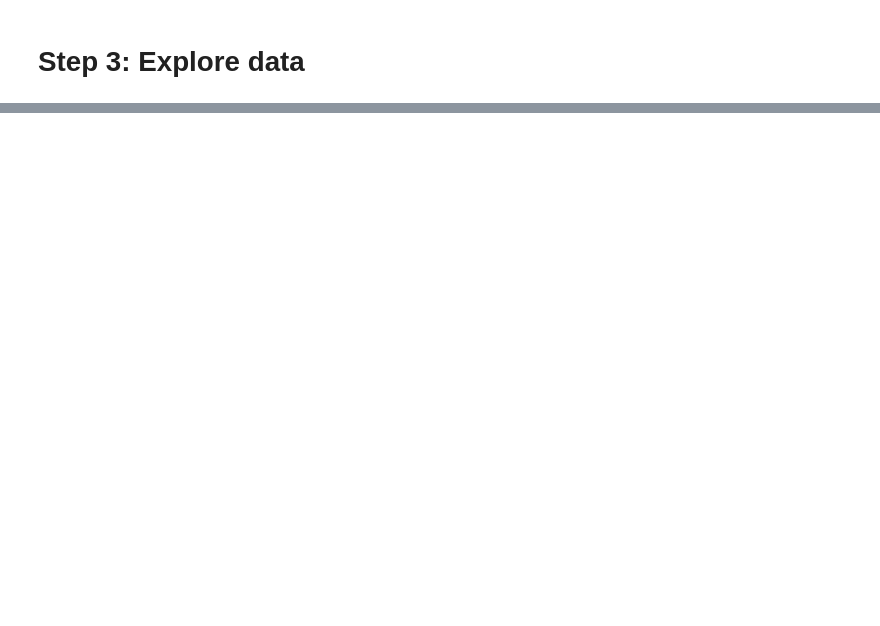
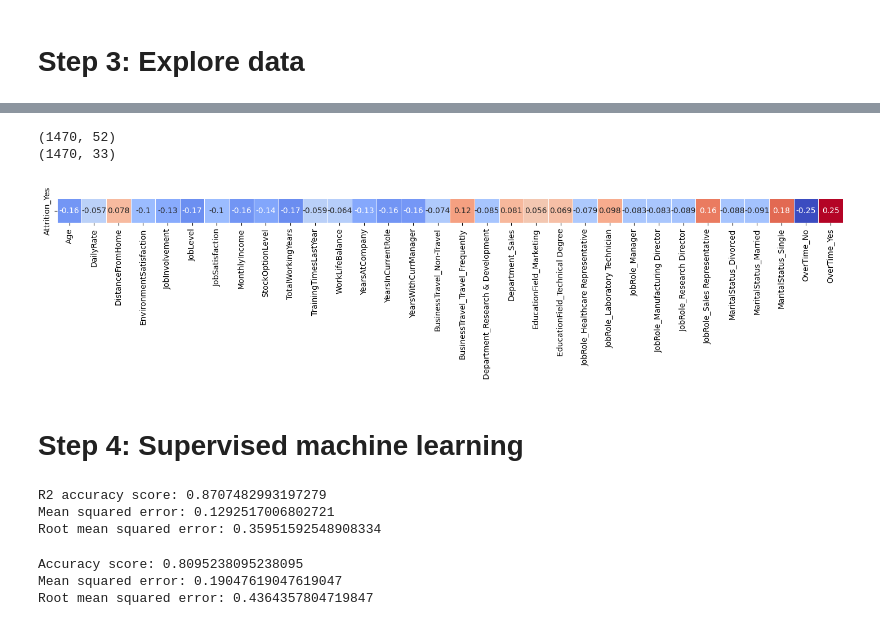
Before and after one commit to Peter537/Dat4-BI-MP4, a Jupyter notebook: attrition.ipynb, the cells around one changed output, grey strips where cells are left out. Saved outputs shown, nothing was run; the diff lists cells and outputs as text; code cells hidden in the pictures; blank space fills up the shorter version.

Commit message:
Added more models

```diff
--- a/attrition.ipynb
+++ b/attrition.ipynb
@@ -92,0 +138,17 @@ onehot_df.head()
+# %%
+# Drop all columns that have a correlation of less than 5%
+print(cleaned_df.shape)
+cleaned_df = cleaned_df.drop(df_attrition_yes_corr[(df_attrition_yes_corr < 0.05) & (df_attrition_yes_corr > -0.05)].index, axis=1)
+print(cleaned_df.shape)
+
+df_corr = cleaned_df.corr()
+
+plt.figure(figsize=(18, 16))
+sns.heatmap(df_corr['Attrition_Yes'].drop('Attrition_Yes').to_frame().T, annot=True, cmap='coolwarm', linewidths=0.5, cbar=False, square=True)
+plt.show()
+# %% [output]
+(1470, 52)
+(1470, 33)
+[figure, added]
+# %% [markdown]
+# Step 4: Supervised machine learning
@@ -92,0 +165,53 @@ onehot_df.head()
+# %%
+# Random forest with transformed data
+
+df = cleaned_df.dropna()
+
+# Split the data into features and target
+X = df.drop('Attrition_Yes', axis=1)
+y = df['Attrition_Yes']
+
+# Split the data into training and validation sets
+X_train, X_test, y_train, y_test = train_test_split(X, y, test_size=set_prop, random_state=seed)
+
+# Create and train the model
+RFCmodel = RandomForestClassifier(n_estimators=100)
+RFCmodel.fit(X_train, y_train)
+
+# Make predictions on the validation set
+y_pred = RFCmodel.predict(X_test)
+
+score = RFCmodel.score(X_test, y_test)
+print(f"R2 accuracy score: {score}")
+
+mse = mean_squared_error(y_test, y_pred)
+print(f"Mean squared error: {mse}")
+
+rmse = root_mean_squared_error(y_test, y_pred)
+print(f"Root mean squared error: {rmse}")
+# %% [output]
+R2 accuracy score: 0.8707482993197279
+Mean squared error: 0.1292517006802721
+Root mean squared error: 0.35951592548908334
+# %%
+# Bernoulli Naive Bayes with transformed data
+
+# Create and train the model
+BNBmodel = BernoulliNB()
+BNBmodel.fit(X_train, y_train)
+
+# Make predictions on the validation set
+y_pred = BNBmodel.predict(X_test)
+
+score = BNBmodel.score(X_test, y_test)
+print(f"Accuracy score: {score}")
+
+mse = mean_squared_error(y_test, y_pred)
+print(f"Mean squared error: {mse}")
+
+rmse = root_mean_squared_error(y_test, y_pred)
+print(f"Root mean squared error: {rmse}")
+# %% [output]
+Accuracy score: 0.8095238095238095
+Mean squared error: 0.19047619047619047
+Root mean squared error: 0.4364357804719847
```
Also changed, not shown: parts of 9 cells of this notebook.
